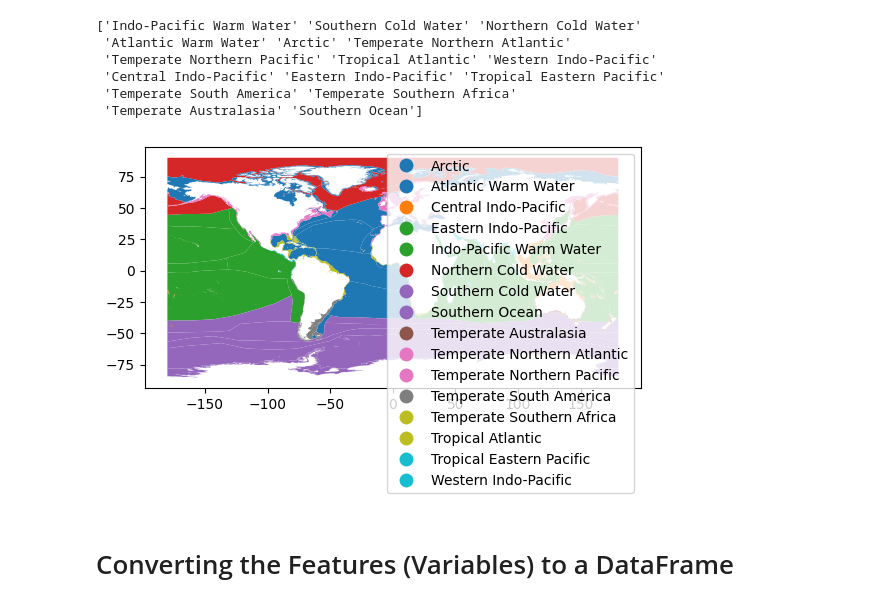
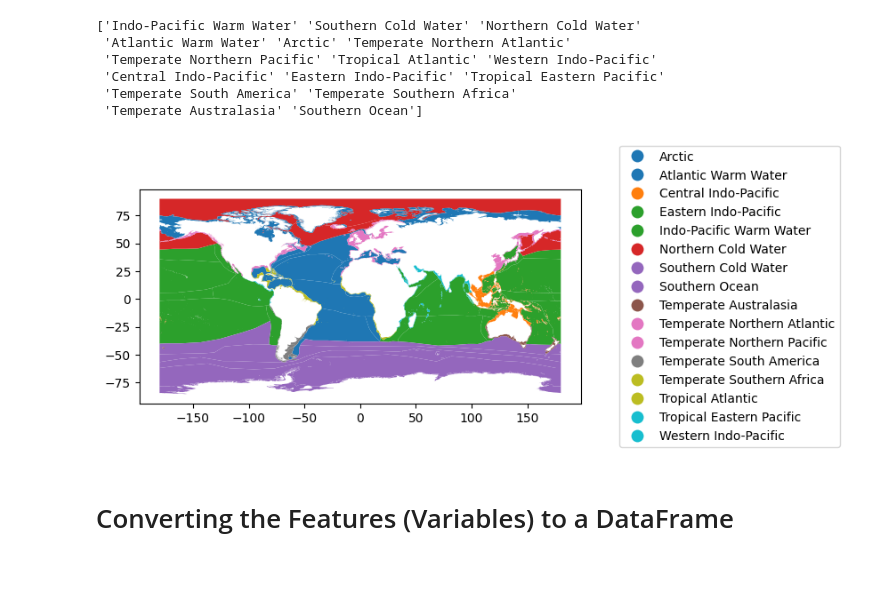
Before and after one commit to snehasri2600/Ocean-Classification, a Jupyter notebook: Adv_Data_Ocean_Class.ipynb, the cells around one changed output. Drawn from its saved outputs; the diff is of its cells as text; code cells hidden in the pictures; blank space fills up the shorter version.

Commit message:
Updated with data transformations, plus minor edits to visualilzations

```diff
--- a/Adv_Data_Ocean_Class.ipynb
+++ b/Adv_Data_Ocean_Class.ipynb
@@ -91,10 +91,10 @@ print(classification['realm'].unique())
  'Temperate South America' 'Temperate Southern Africa'
  'Temperate Australasia' 'Southern Ocean']
 # %%
-classification.plot(column='realm', legend=True)
+classification.plot(column='realm', legend=True, legend_kwds={'loc': 'right', 'bbox_to_anchor':(1.6,0.5)})
 plt.show()
 # %% [output]
-[figure, old version]
+[figure, new version]
 # %% [markdown]
 # Converting the Features (Variables) to a DataFrame
 # %%
```
Also changed, not shown: parts of 25 cells of this notebook.
